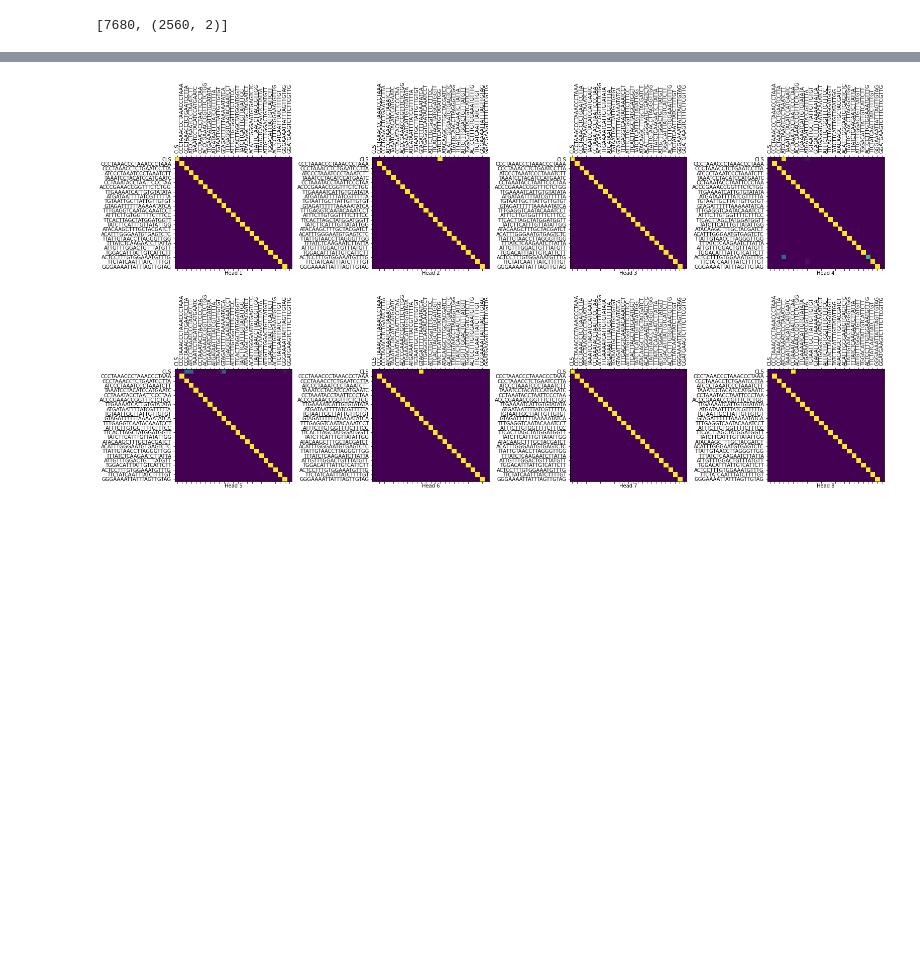
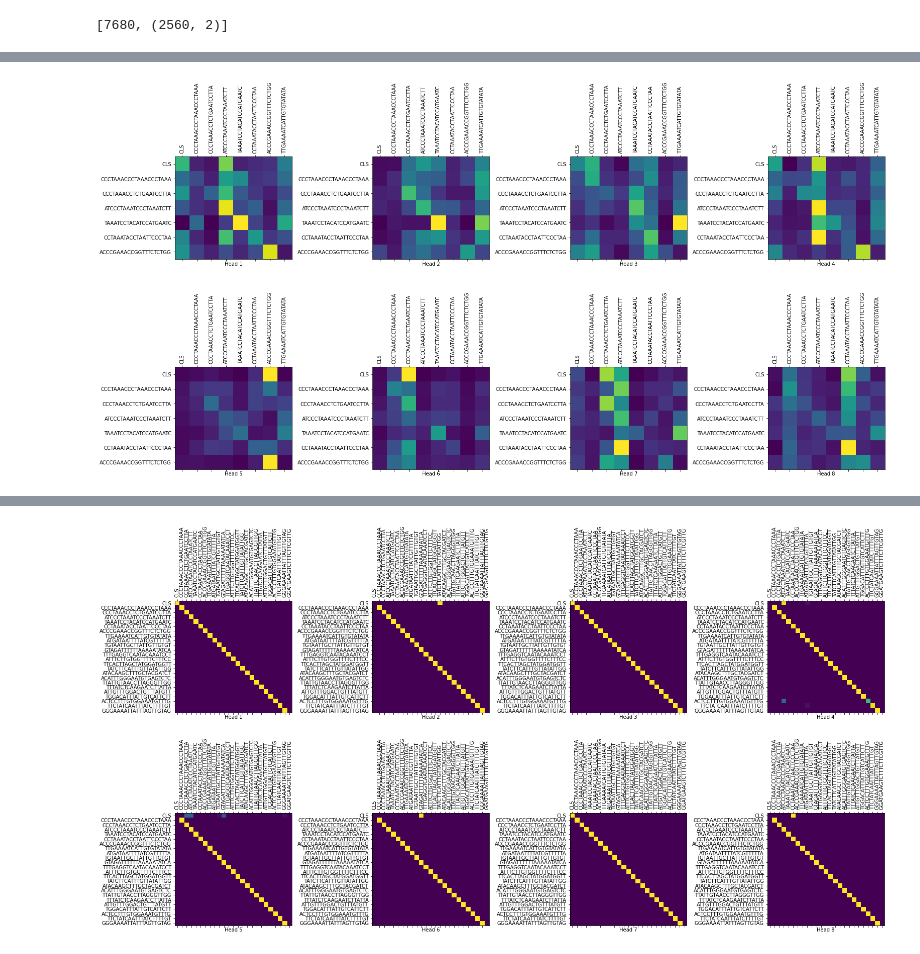
Before and after one commit to jguhlin/beaker, a Jupyter notebook: BioBeaker_Initial_Notebook_Playground.ipynb, the cells around one changed output, grey strips where cells are left out. Drawn from its saved outputs; the diff is of its cells as text; code cells hidden in the pictures; blank space fills up the shorter version.

```diff
--- a/BioBeaker_Initial_Notebook_Playground.ipynb
+++ b/BioBeaker_Initial_Notebook_Playground.ipynb
@@ -414,0 +500,4 @@ def plot_attention_weights(attention, sentence, layer):
+# %%
+plot_attention_weights(attn, kmers_converted, "encoder_layer2_block")
+# %% [output]
+[figure, added]
```
Also changed, not shown: parts of 26 cells of this notebook.
